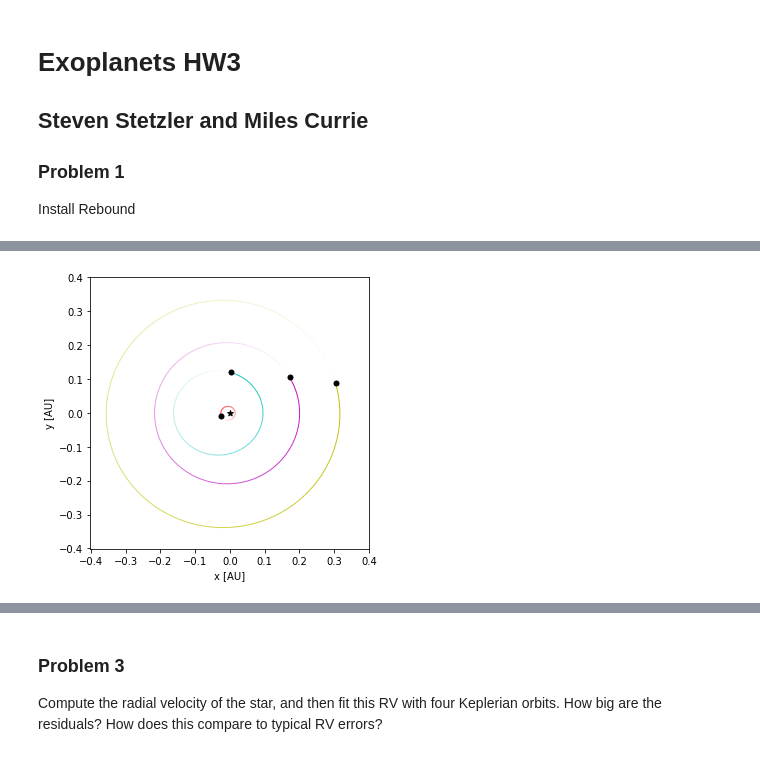
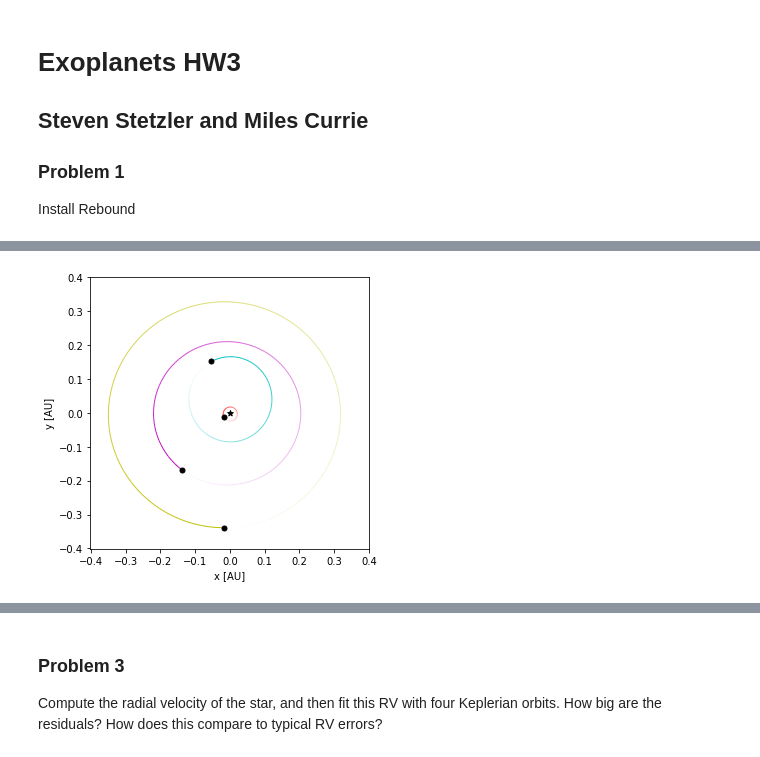
Before and after one commit to curriem/exoplanets_class, a Jupyter notebook: hw3/exoplanets_hw3.ipynb, the cells around one changed output, grey strips where cells are left out. Drawn from its saved outputs; the diff is of its cells as text; code cells hidden in the pictures.

```diff
--- a/hw3/exoplanets_hw3.ipynb
+++ b/hw3/exoplanets_hw3.ipynb
@@ -15,3 +16,6 @@ import matplotlib.pyplot as plt
+# %%
+rcParams['figure.figsize'] = [12, 10]
+rcParams['font.size'] = 18
 # %% [markdown]
 ### Problem 2
 Look up the parameters of the planet system GJ 876.  Assume the planets’ orbits lie in a plane, and vary the inclination of the system.  At what inclination does the system become unstable after 1000 orbits of the inner planet? What upper limit does this place on the planets’ masses?  At what inclination would the planets be seen to transit?  What lower limit does this place on the planets’ masses?
@@ -30,3 +34,6 @@ class Planet():
         self.e = e
         self.omega = omega
         self.mean_anomoly = mean_anomoly
+
+    def copy(self):
+        return Planet(self.P, self.m, self.a, self.K, self.e, self.omega, self.mean_anomoly)
@@ -41,35 +46,45 @@ G = 8.88769244513e-10.
 # %%
-sim = rebound.Simulation()
-sim.units = ('days', 'AU', 'Mearth')
+def run_simulation(planets, integration_time, plot=False, num_steps=10, archive_interval=10, **kwargs):
+    sim = rebound.Simulation()
+    sim.units = ('days', 'AU', 'Mearth')
 
-M_JUPITER_TO_M_EARTH = 317.8
-M_SUN_TO_M_EARTH = 332946
+    # Add center star
+    sim.add(m=0.32 * M_SUN_TO_M_EARTH)
+    # Add all planets
+    for planet in planets:
+        sim.add(m=planet.m, a=planet.a, e=planet.e, M=planet.mean_anomoly, omega=planet.omega)
 
-planets = [
-    Planet(1.937780, 6.83, 0.02080665, 6.56, 0.207, 234, 355),
-    Planet(30.0881, M_JUPITER_TO_M_EARTH * 0.7142, 0.129590, 88.34, 0.25591, 48.76, 294.59),
-    Planet(61.1166, M_JUPITER_TO_M_EARTH * 2.2756, 0.208317, 214, 0.0324, 50.3, 325.7),
-    Planet(124.26, 14.6, 0.3343, 3.42, 0.055, 239, 335)
-]
+    # convert to center of mass coordinates
+    sim.move_to_com()
+    sim.dt = sim.particles[1].P * 0.05  # timestep is 5% of orbital period
+    sim.integrator = "whfast"
+    sim.automateSimulationArchive("archive.bin", interval=archive_interval, deletefile=True)
 
-# Add center star
-sim.add(m=0.32 * M_SUN_TO_M_EARTH)
-# Add all planets
-for planet in planets:
-    sim.add(m=planet.m, a=planet.a, e=planet.e, P=planet.P, omega=planet.omega, M=planet.mean_anomoly)
+    sim.move_to_com()
 
-# convert to center of mass coordinates
-sim.move_to_com()
-sim.dt = sim.particles[1].P * 0.05  # timestep is 5% of orbital period
-sim.integrator = "whfast"
-sim.automateSimulationArchive("archive.bin", interval=1e3, deletefile=True)
+    if plot:
+        for i in range(num_steps):
+            sim.integrate(sim.t + integration_time / num_steps)
+            fig = rebound.OrbitPlot(sim, color=True, unitlabel="[AU]", lim=1.2 * max([planet.a for planet in planets]))
+            display(fig)
+            plt.close(fig)
+            clear_output(wait=True)
+        display(fig)
+    else:
+        sim.integrate(integration_time)
 
-sim.move_to_com()
-for i in range(10):
-    sim.integrate(sim.t + 0.5)
-    fig = rebound.OrbitPlot(sim, color=True, unitlabel="[AU]", lim=1.2 * max([planet.a for planet in planets]))
-    display(fig)
-    plt.close(fig)
-    clear_output(wait=True)
+    return sim
-# %% [output]
-[figure, removed]
+# %%
+M_JUPITER_TO_M_EARTH = 317.8
+M_SUN_TO_M_EARTH = 332946
+
+planets = [
+    Planet(1.937780, 6.83, 0.02080665, 6.56, 0.207, 234, 355),
+    Planet(30.0881, M_JUPITER_TO_M_EARTH * 0.7142, 0.129590, 88.34, 0.25591, 48.76, 294.59),
+    Planet(61.1166, M_JUPITER_TO_M_EARTH * 2.2756, 0.208317, 214, 0.0324, 50.3, 325.7),
+    Planet(124.26, 14.6, 0.3343, 3.42, 0.055, 239, 335)
+]
+
+sim = run_simulation(planets, 50, plot=True)
+# %% [output]
+[figure, added]
```
Also changed, not shown: parts of 17 cells of this notebook.
